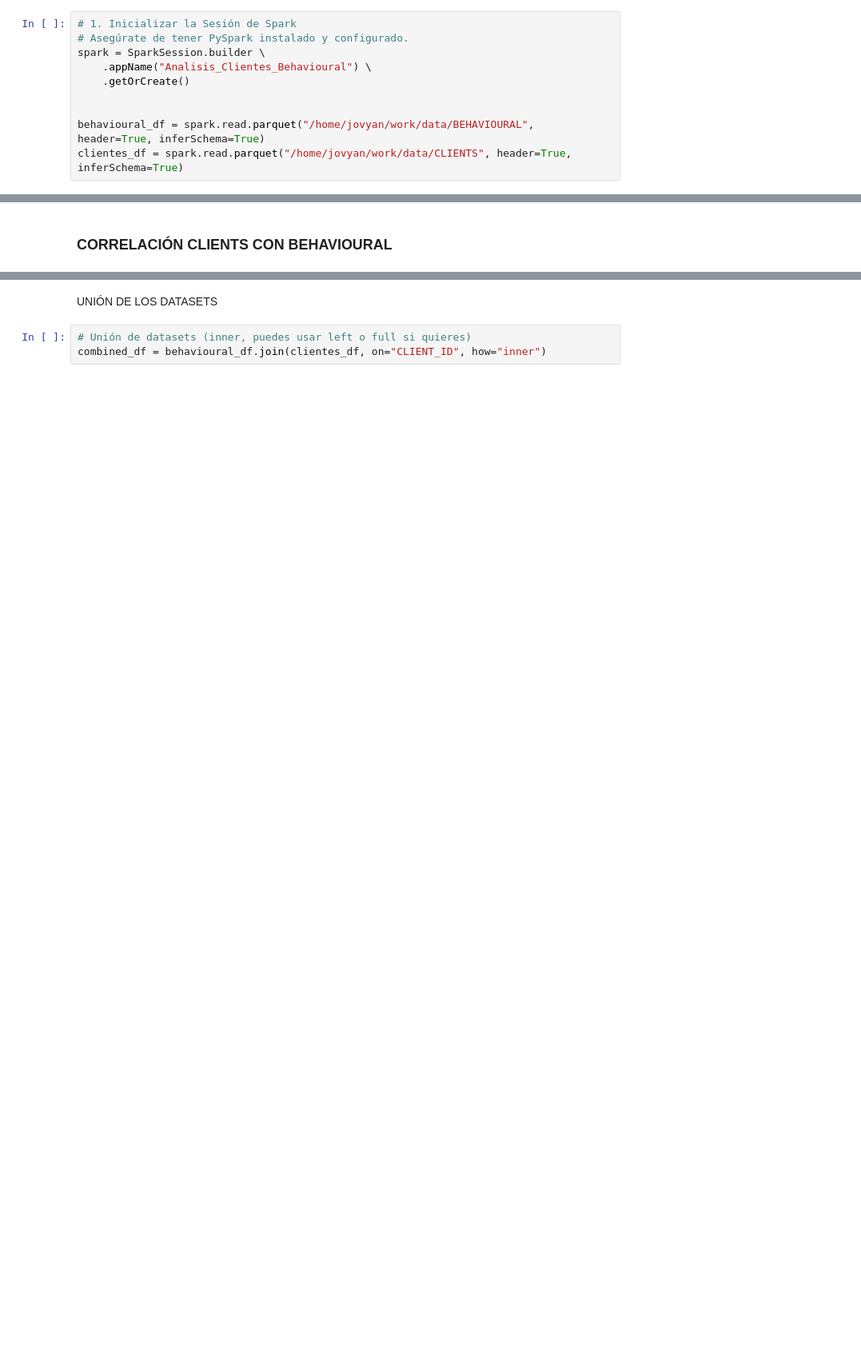
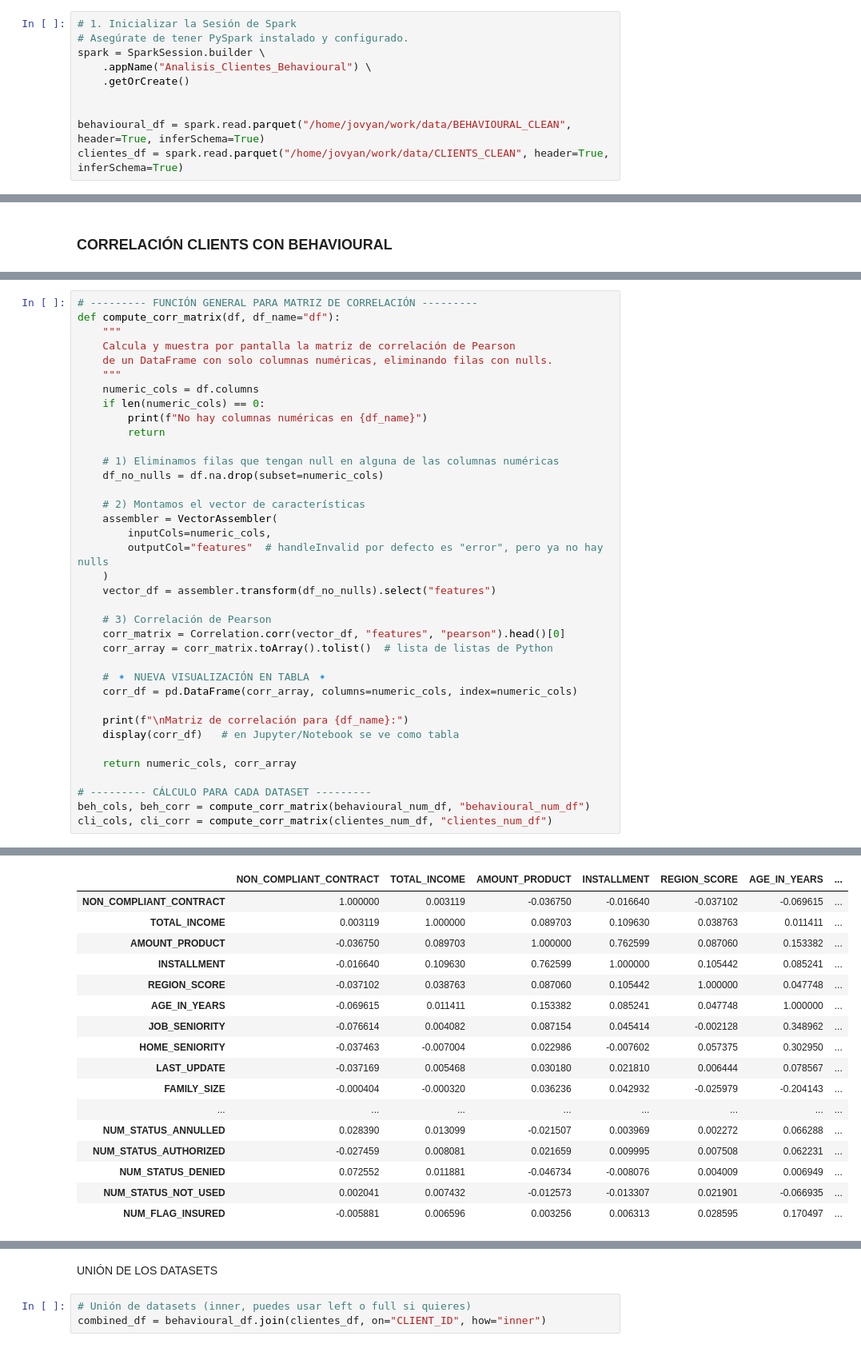
Before and after one commit to Jobo136/FinPlusAnalytics_JohnVonFumann, a Jupyter notebook: notebooks/PERFILADO_SPARK.ipynb, the cells around one changed output, grey strips where cells are left out. Shown: that part at 80% size. Cells and saved outputs as stored; diff of their text form; blank space fills up the shorter version.

```diff
--- a/notebooks/PERFILADO_SPARK.ipynb
+++ b/notebooks/PERFILADO_SPARK.ipynb
@@ -15,8 +16,8 @@ spark = SparkSession.builder \
     .getOrCreate()
 
 
-behavioural_df = spark.read.parquet("/home/jovyan/work/data/BEHAVIOURAL", header=True, inferSchema=True)
-clientes_df = spark.read.parquet("/home/jovyan/work/data/CLIENTS", header=True, inferSchema=True)
+behavioural_df = spark.read.parquet("/home/jovyan/work/data/BEHAVIOURAL_CLEAN", header=True, inferSchema=True)
+clientes_df = spark.read.parquet("/home/jovyan/work/data/CLIENTS_CLEAN", header=True, inferSchema=True)
 # %%
 ## BEHAVIOURAL
 
@@ -346,0 +291,38 @@ NUM_FLAG_INSURED       0.0109       0.0260       0.0057       0.0197       0.020
+# %%
+# --------- FUNCIÓN GENERAL PARA MATRIZ DE CORRELACIÓN ---------
+def compute_corr_matrix(df, df_name="df"):
+    """
+    Calcula y muestra por pantalla la matriz de correlación de Pearson
+    de un DataFrame con solo columnas numéricas, eliminando filas con nulls.
+    """
+    numeric_cols = df.columns
+    if len(numeric_cols) == 0:
+        print(f"No hay columnas numéricas en {df_name}")
+        return
+
+    # 1) Eliminamos filas que tengan null en alguna de las columnas numéricas
+    df_no_nulls = df.na.drop(subset=numeric_cols)
+
+    # 2) Montamos el vector de características
+    assembler = VectorAssembler(
+        inputCols=numeric_cols,
+        outputCol="features"  # handleInvalid por defecto es "error", pero ya no hay nulls
+    )
+    vector_df = assembler.transform(df_no_nulls).select("features")
+
+    # 3) Correlación de Pearson
+    corr_matrix = Correlation.corr(vector_df, "features", "pearson").head()[0]
+    corr_array = corr_matrix.toArray().tolist()  # lista de listas de Python
+
+    # 🔹 NUEVA VISUALIZACIÓN EN TABLA 🔹
+    corr_df = pd.DataFrame(corr_array, columns=numeric_cols, index=numeric_cols)
+
+    print(f"\nMatriz de correlación para {df_name}:")
+    display(corr_df)   # en Jupyter/Notebook se ve como tabla
+
+    return numeric_cols, corr_array
+
+# --------- CÁLCULO PARA CADA DATASET ---------
+beh_cols, beh_corr = compute_corr_matrix(behavioural_num_df, "behavioural_num_df")
+cli_cols, cli_corr = compute_corr_matrix(clientes_num_df, "clientes_num_df")
+# %% [output]
@@ -346,0 +342,17 @@ NUM_FLAG_INSURED       0.0109       0.0260       0.0057       0.0197       0.020
+|  | NON_COMPLIANT_CONTRACT | TOTAL_INCOME | AMOUNT_PRODUCT | INSTALLMENT | REGION_SCORE | AGE_IN_YEARS | ... |
+| NON_COMPLIANT_CONTRACT | 1.000000 | 0.003119 | -0.036750 | -0.016640 | -0.037102 | -0.069615 | ... |
+| TOTAL_INCOME | 0.003119 | 1.000000 | 0.089703 | 0.109630 | 0.038763 | 0.011411 | ... |
+| AMOUNT_PRODUCT | -0.036750 | 0.089703 | 1.000000 | 0.762599 | 0.087060 | 0.153382 | ... |
+| INSTALLMENT | -0.016640 | 0.109630 | 0.762599 | 1.000000 | 0.105442 | 0.085241 | ... |
+| REGION_SCORE | -0.037102 | 0.038763 | 0.087060 | 0.105442 | 1.000000 | 0.047748 | ... |
+| AGE_IN_YEARS | -0.069615 | 0.011411 | 0.153382 | 0.085241 | 0.047748 | 1.000000 | ... |
+| JOB_SENIORITY | -0.076614 | 0.004082 | 0.087154 | 0.045414 | -0.002128 | 0.348962 | ... |
+| HOME_SENIORITY | -0.037463 | -0.007004 | 0.022986 | -0.007602 | 0.057375 | 0.302950 | ... |
+| LAST_UPDATE | -0.037169 | 0.005468 | 0.030180 | 0.021810 | 0.006444 | 0.078567 | ... |
+| FAMILY_SIZE | -0.000404 | -0.000320 | 0.036236 | 0.042932 | -0.025979 | -0.204143 | ... |
+| ... | ... | ... | ... | ... | ... | ... | ... |
+| NUM_STATUS_ANNULLED | 0.028390 | 0.013099 | -0.021507 | 0.003969 | 0.002272 | 0.066288 | ... |
+| NUM_STATUS_AUTHORIZED | -0.027459 | 0.008081 | 0.021659 | 0.009995 | 0.007508 | 0.062231 | ... |
+| NUM_STATUS_DENIED | 0.072552 | 0.011881 | -0.046734 | -0.008076 | 0.004009 | 0.006949 | ... |
+| NUM_STATUS_NOT_USED | 0.002041 | 0.007432 | -0.012573 | -0.013307 | 0.021901 | -0.066935 | ... |
+| NUM_FLAG_INSURED | -0.005881 | 0.006596 | 0.003256 | 0.006313 | 0.028595 | 0.170497 | ... |
```
Also changed, not shown: parts of 15 cells of this notebook, 19 other files.
